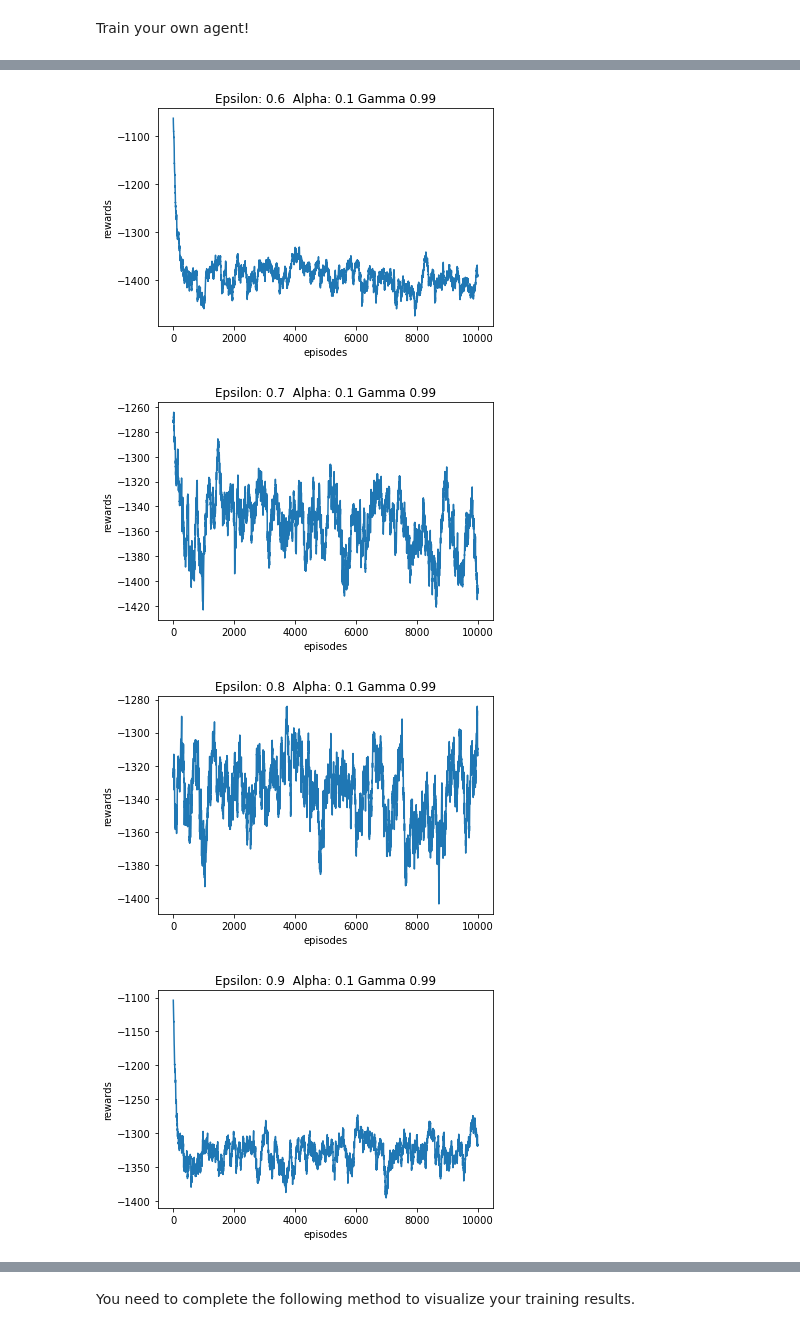
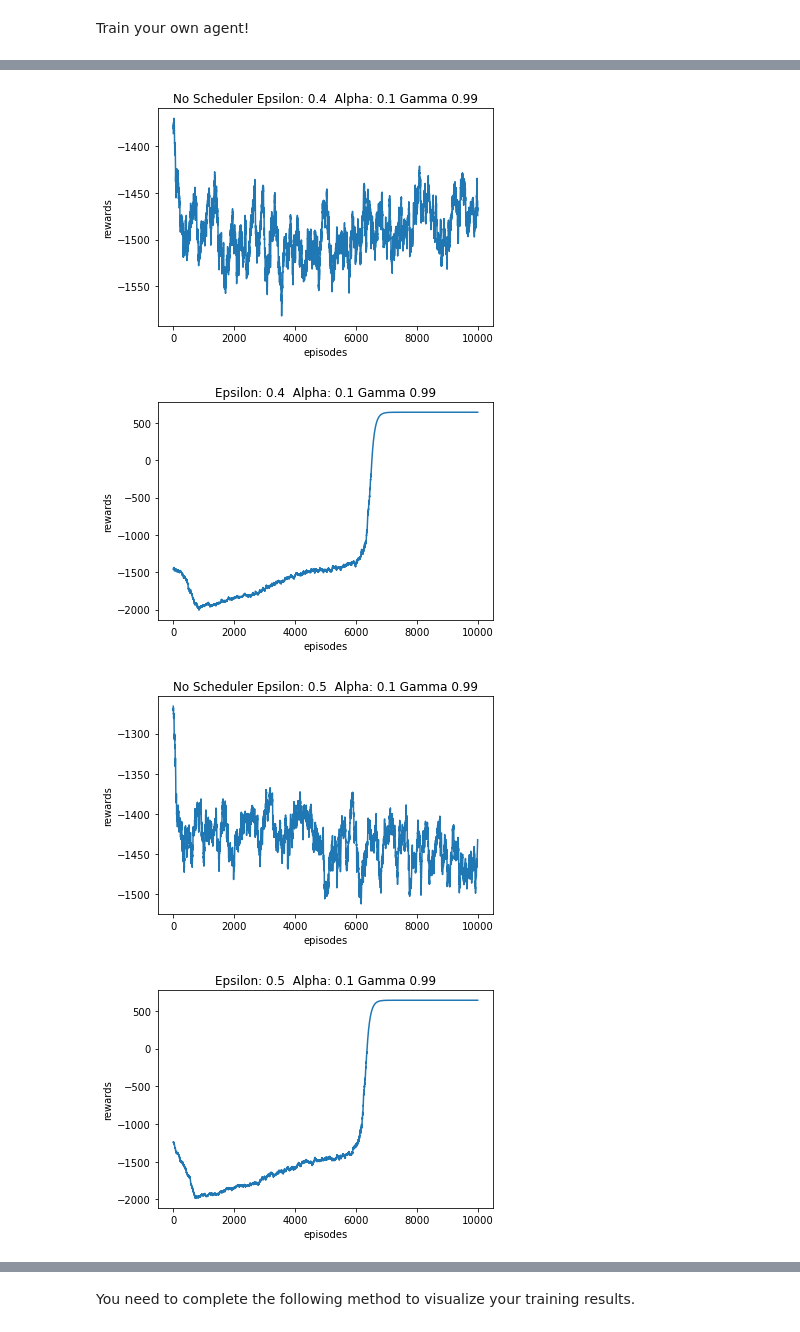
Before and after one commit to Thumbby/AI6101_IntroToAI, a Jupyter notebook: Assign1/RLAgent.ipynb, the cells around one changed output, grey strips where cells are left out. Drawn from its saved outputs; the diff is of its cells as text; code cells hidden in the pictures.

```diff
--- a/Assign1/RLAgent.ipynb
+++ b/Assign1/RLAgent.ipynb
@@ -24,6 +24,8 @@ BOX = 'B'
 GOAL = 'G'
 DANGER = 'x'
 GRID = '_'
+WORLD_WIDTH = 14
+WORLD_HEIGHT = 6
 
 
 class CliffBoxGridWorld:
@@ -37,8 +39,8 @@ class CliffBoxGridWorld:
         3: np.array([0, -1]),
         4: np.array([0,  1]),
     }
-    world_width = 14
-    world_height = 6
+    world_width = WORLD_WIDTH
+    world_height = WORLD_HEIGHT
     goal_pos = np.array([4, 13])
     init_agent_pos = np.array([5, 0])
     init_box_pos = np.array([4, 1])
@@ -354,13 +356,21 @@ def train(num_episodes, epsilon, alpha, gamma, epsilon_decay):
         last = smoothed_val
 
     # Plot the learning curve
+    save_path = 'result/'
     plt.figure()
     plt.plot(smoothed)
     plt.xlabel('episodes')
     plt.ylabel('rewards')
-    plt.title('Epsilon: {:.1f}  Alpha: {:.1f} Gamma {:.2f}'.format(epsilon, alpha, gamma))
+    if epsilon_decay:
+        plt.title('Epsilon: {:.1f}  Alpha: {:.1f} Gamma {:.2f}'.format(epsilon, alpha, gamma))
+        plt.savefig(save_path + f'Epsilon:{epsilon}.png')
+    else:
+        plt.title('No Scheduler Epsilon: {:.1f}  Alpha: {:.1f} Gamma {:.2f}'.format(epsilon, alpha, gamma))
+        plt.savefig(save_path + f'NoSchedulerEpsilon:{epsilon}.png')
     plt.show()
 # %%
-for epsilon in np.arange(0.0, 1.0, 0.1):
+# Fine-tune the epsilon parameter
+for epsilon in np.arange(0.1, 1.0, 0.1):
     train(num_episodes=10000, epsilon=epsilon, alpha=0.1, gamma=0.99, epsilon_decay=False)
+    train(num_episodes=10000, epsilon=epsilon, alpha=0.1, gamma=0.99, epsilon_decay=True)
 # %% [output]
@@ -373,4 +383,4 @@ for epsilon in np.arange(0.0, 1.0, 0.1):
-[figure, old version]
+[figure, new version]
-[figure, old version]
+[figure, new version]
-[figure, old version]
+[figure, new version]
-[figure, old version]
+[figure, new version]
```
Also changed, not shown: parts of 6 cells of this notebook, 2 other files.
